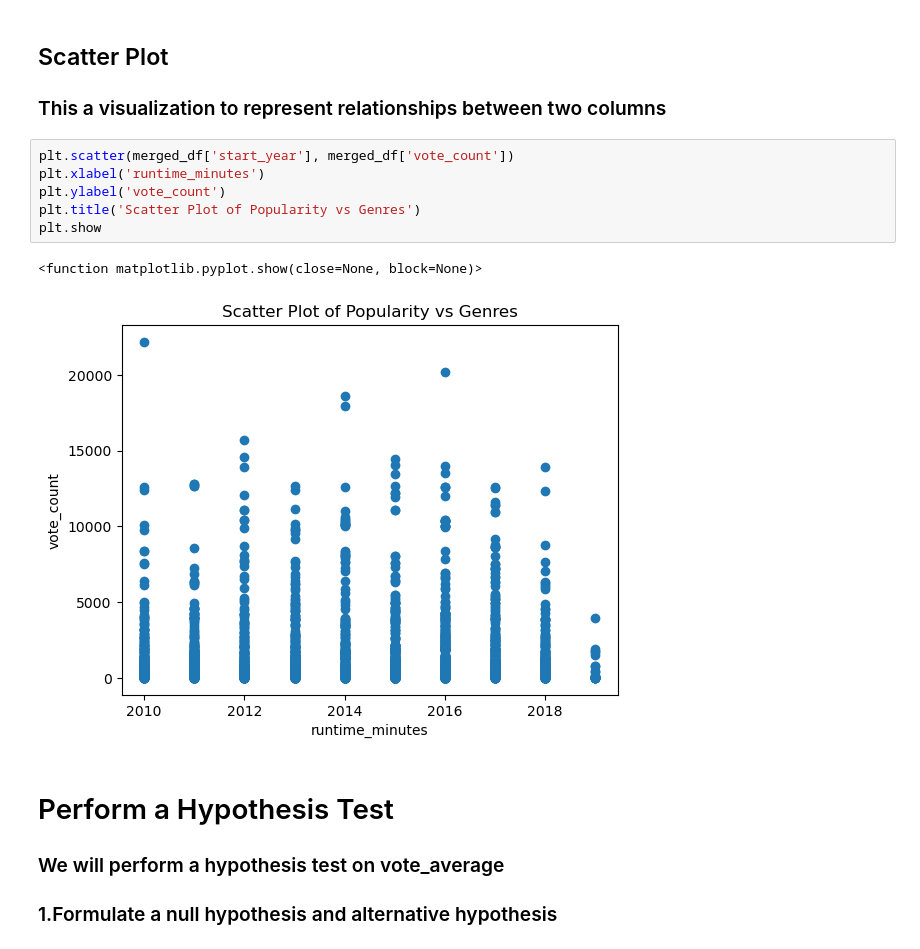
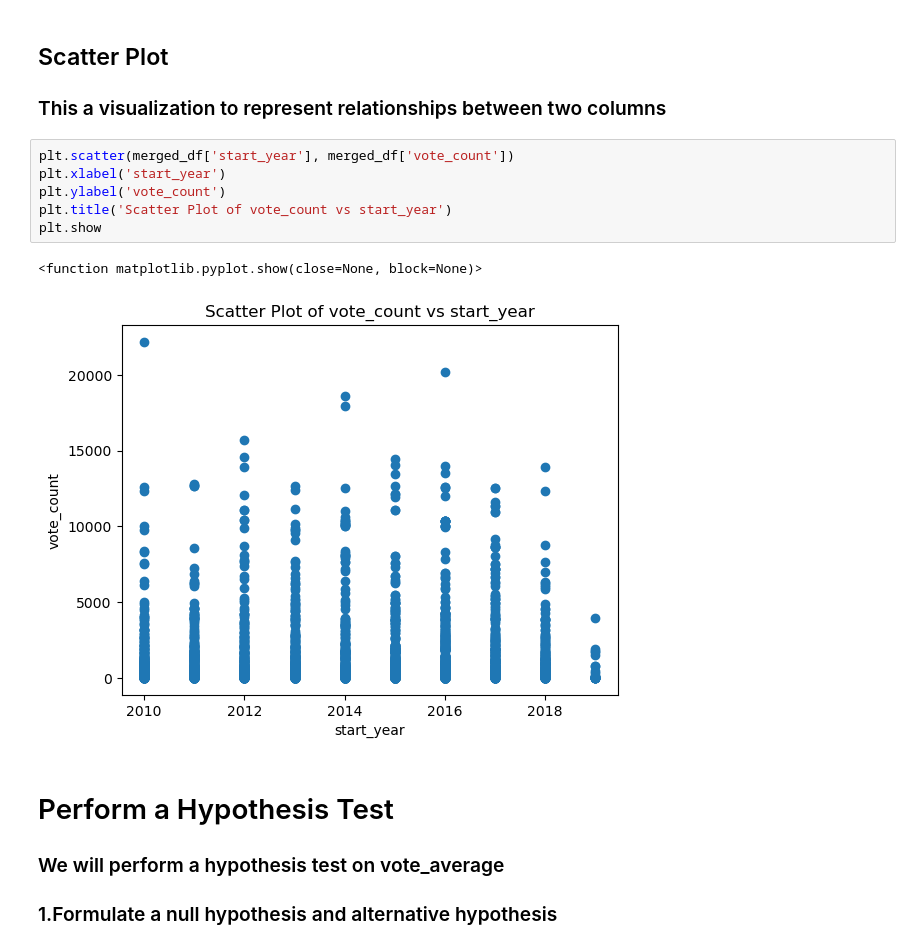
Before and after one commit to ogutu-23/dsc-phase-2-project-v3, a Jupyter notebook: student.ipynb, the cells around one changed output. Saved outputs shown, nothing was run; the diff lists cells and outputs as text.

```diff
--- a/student.ipynb
+++ b/student.ipynb
@@ -325,13 +325,13 @@ plt.show()
 ### This a visualization to represent relationships between two columns
 # %%
 plt.scatter(merged_df['start_year'], merged_df['vote_count'])
-plt.xlabel('runtime_minutes')
+plt.xlabel('start_year')
 plt.ylabel('vote_count')
-plt.title('Scatter Plot of Popularity vs Genres')
+plt.title('Scatter Plot of vote_count vs start_year')
 plt.show
 # %% [output]
 <function matplotlib.pyplot.show(close=None, block=None)>
-[figure, old version]
+[figure, new version]
 # %% [markdown]
 # Perform a Hypothesis Test
 ### We will perform a hypothesis test on vote_average
```
